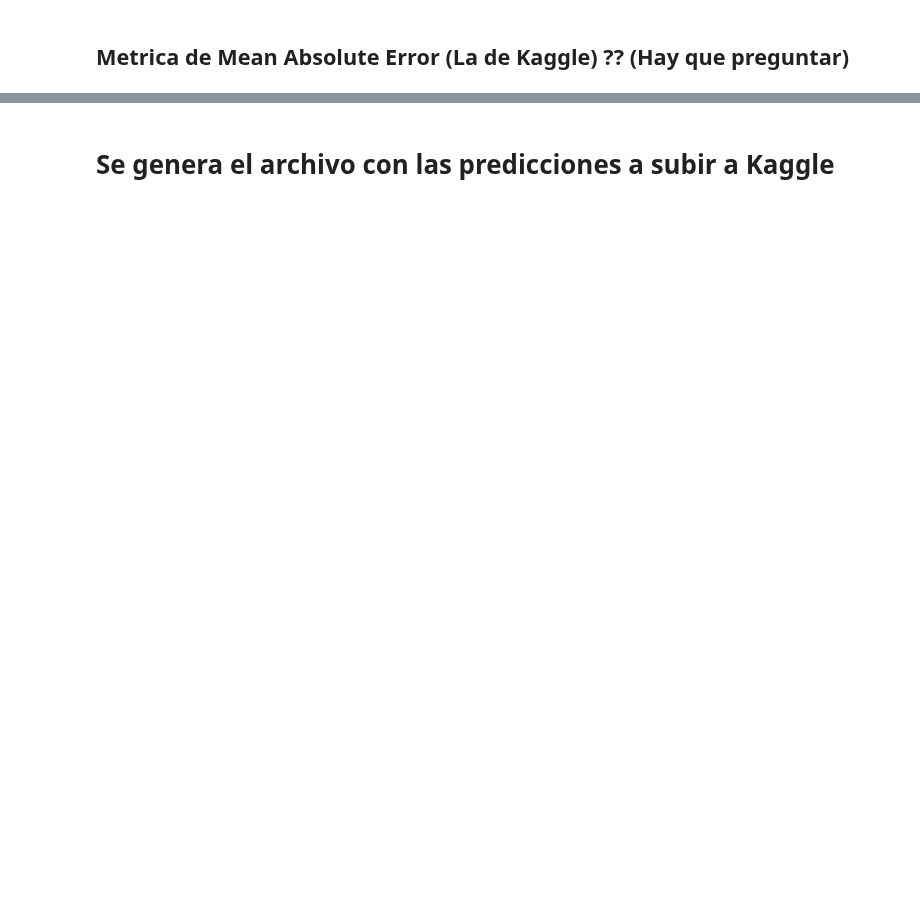
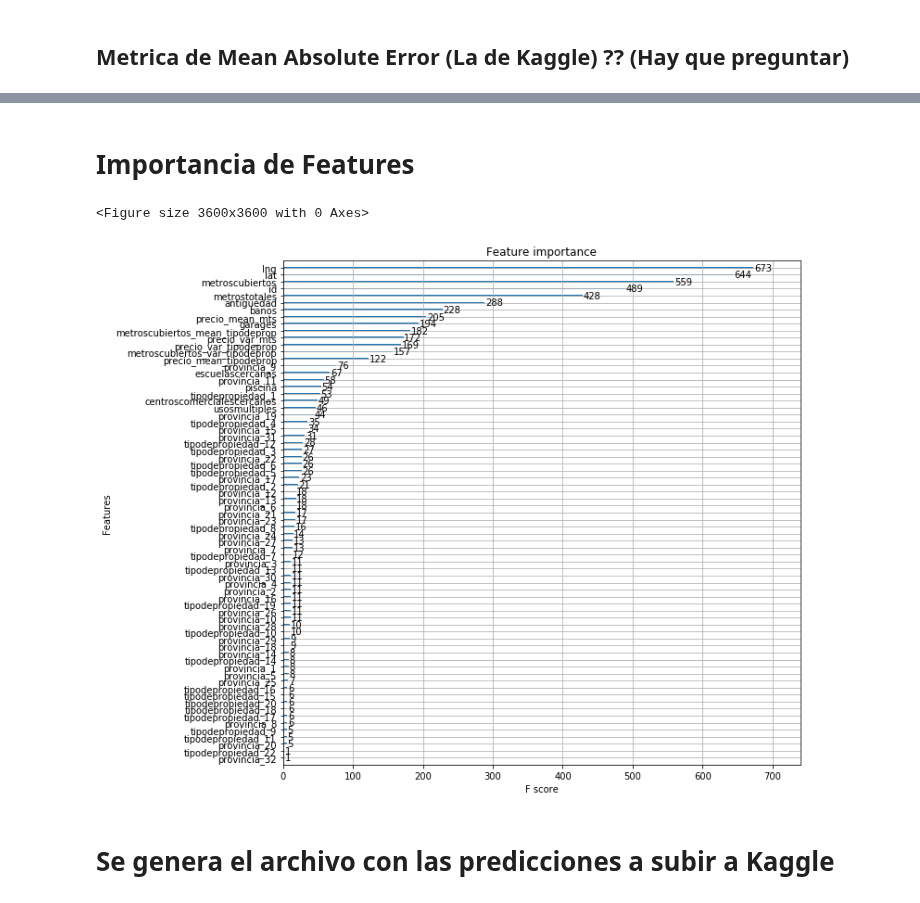
Before and after one commit to Alaneta/Datacones, a Jupyter notebook: tp2/2_XGBoost.ipynb, the cells around one changed output, grey strips where cells are left out. Drawn from its saved outputs; the diff is of its cells as text; code cells hidden in the pictures; blank space fills up the shorter version.

```diff
--- a/tp2/2_XGBoost.ipynb
+++ b/tp2/2_XGBoost.ipynb
@@ -127,3 +127,13 @@ MAE test: 855.5887207438703
+# %% [markdown]
+# Importancia de Features
+# %%
+plt.figure(figsize = (50,50))
+xgb.plot_importance(xg_reg)
+plt.rcParams['figure.figsize'] = [10, 10]
+plt.show()
+# %% [output]
+<Figure size 3600x3600 with 0 Axes>
+[figure, added]
 # %% [markdown]
 # Se genera el archivo con las predicciones a subir a Kaggle
 # %%
```
Also changed, not shown: parts of 12 cells of this notebook, 1 other file.
